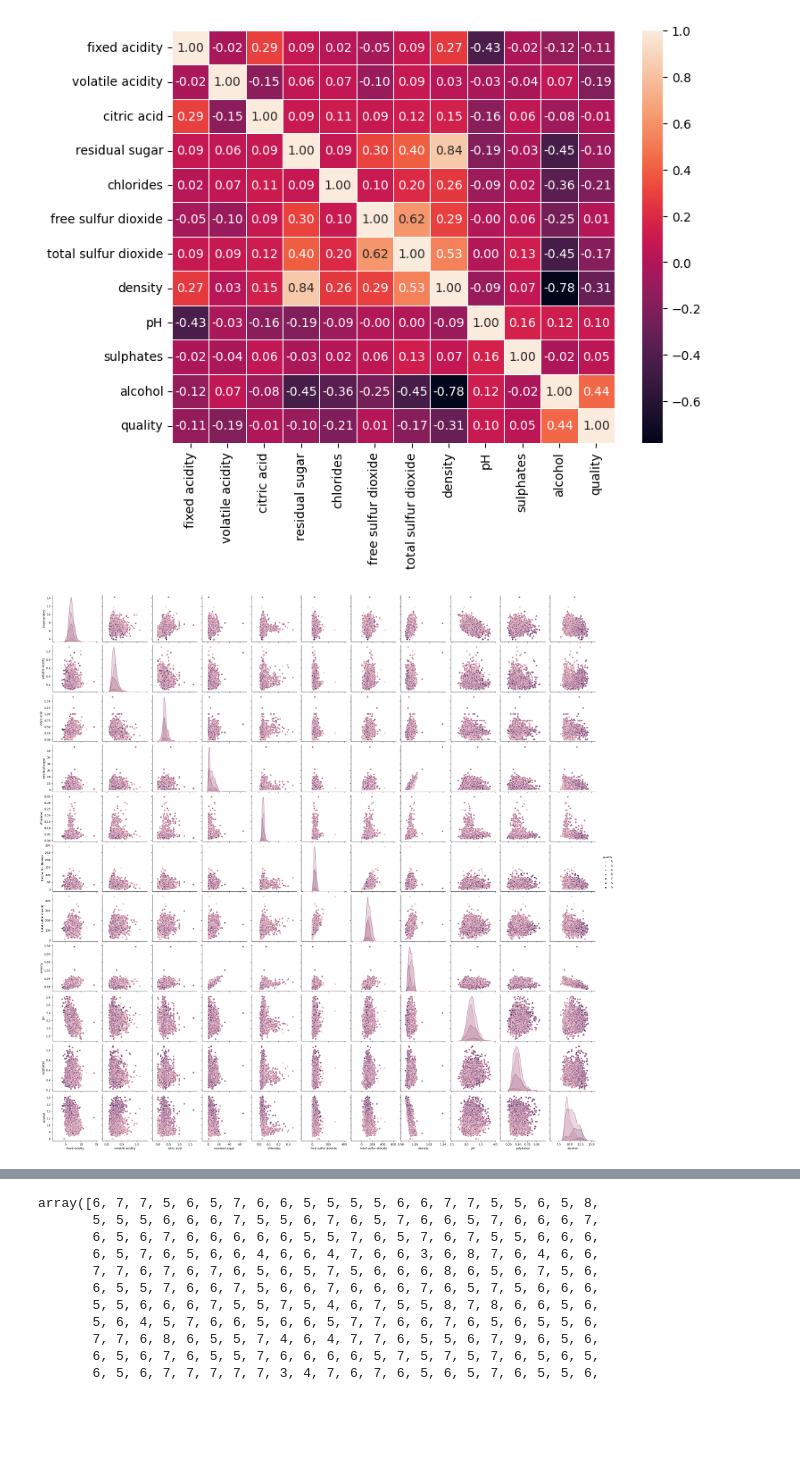
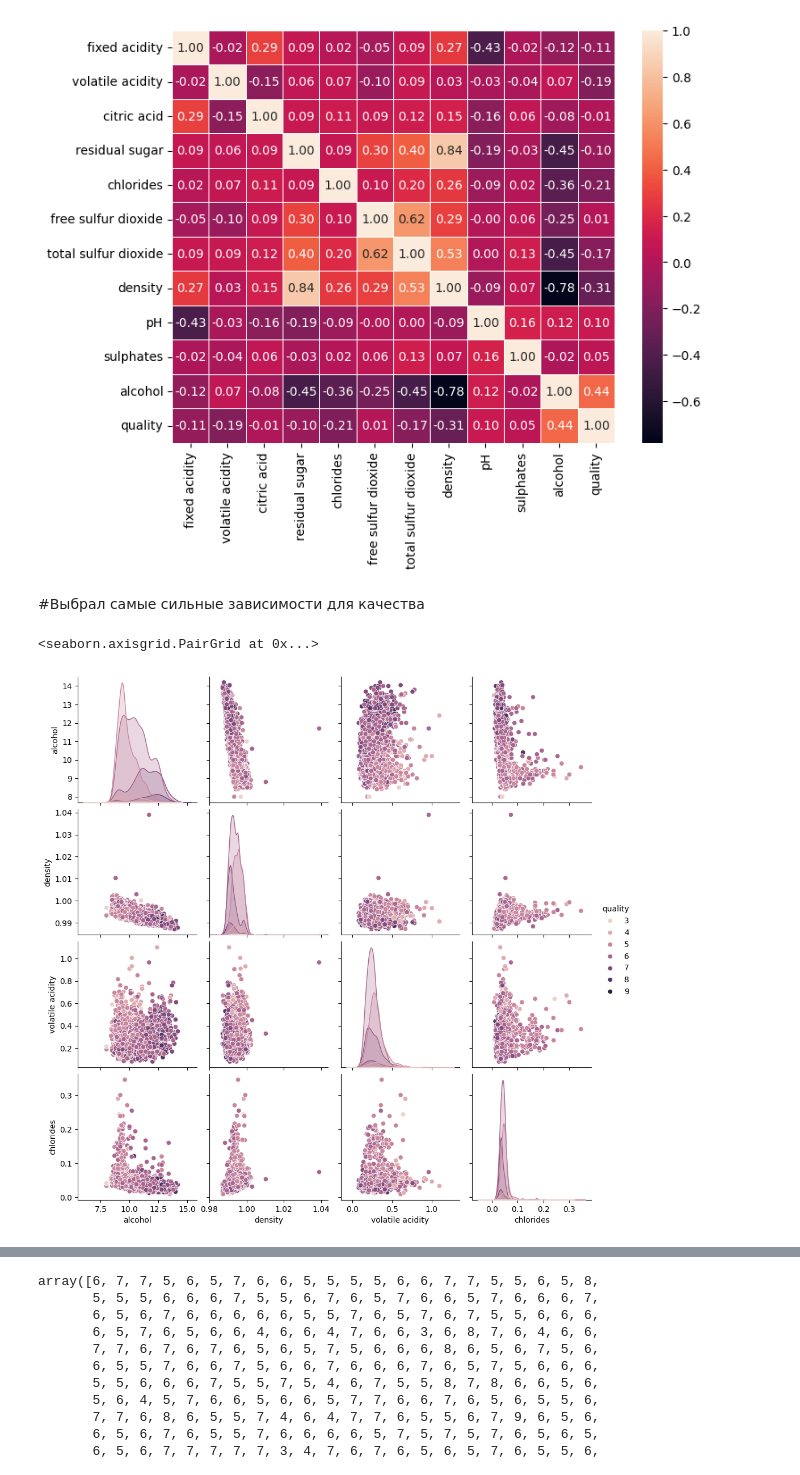
Before and after one commit to a108petrischev-cell/ML, a Jupyter notebook: GB/gb.ipynb, the cells around one changed output, grey strips where cells are left out. Saved outputs shown, nothing was run; the diff lists cells and outputs as text; code cells hidden in the pictures; blank space fills up the shorter version.

```diff
--- a/GB/gb.ipynb
+++ b/GB/gb.ipynb
@@ -91,10 +91,13 @@ sns.heatmap(df.corr(), annot=True, cbar=True, linewidths=.5, fmt= '.2f')
 plt.show()
 # %% [output]
 [figure]
+# %% [markdown]
+#Выбрал самые сильные зависимости для качества
 # %%
-sns.pairplot(df, hue='quality');
+sns.pairplot(df[['alcohol','density','volatile acidity','chlorides','quality']], hue='quality')
 # %% [output]
+<seaborn.axisgrid.PairGrid at 0x...>
-[figure, old version]
+[figure, new version]
 # %%
 X = df.drop('quality', axis=1)
 Y = df['quality']
```
Also changed, not shown: parts of 13 cells of this notebook, 5 other files.
